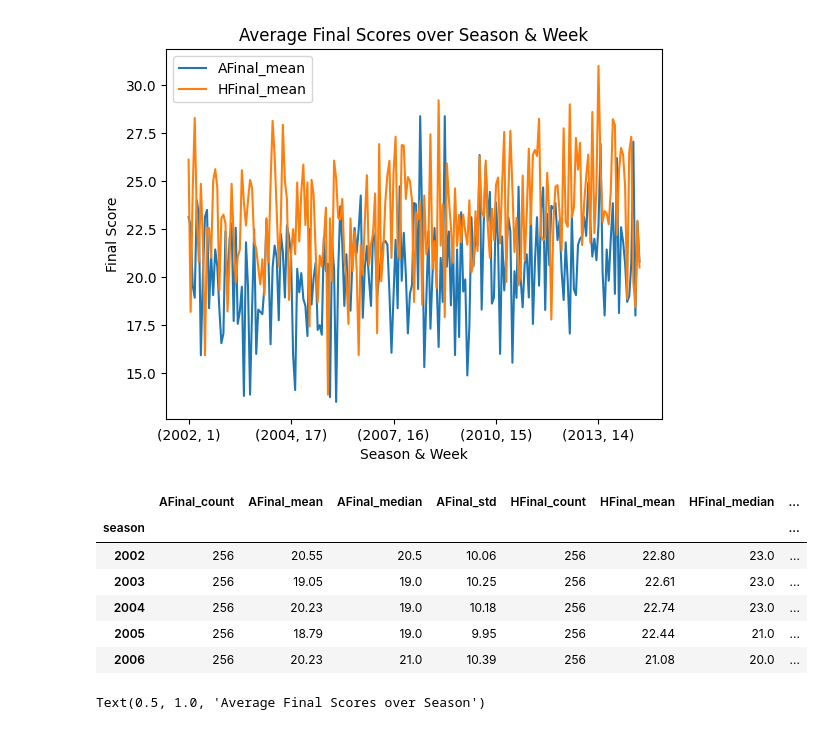
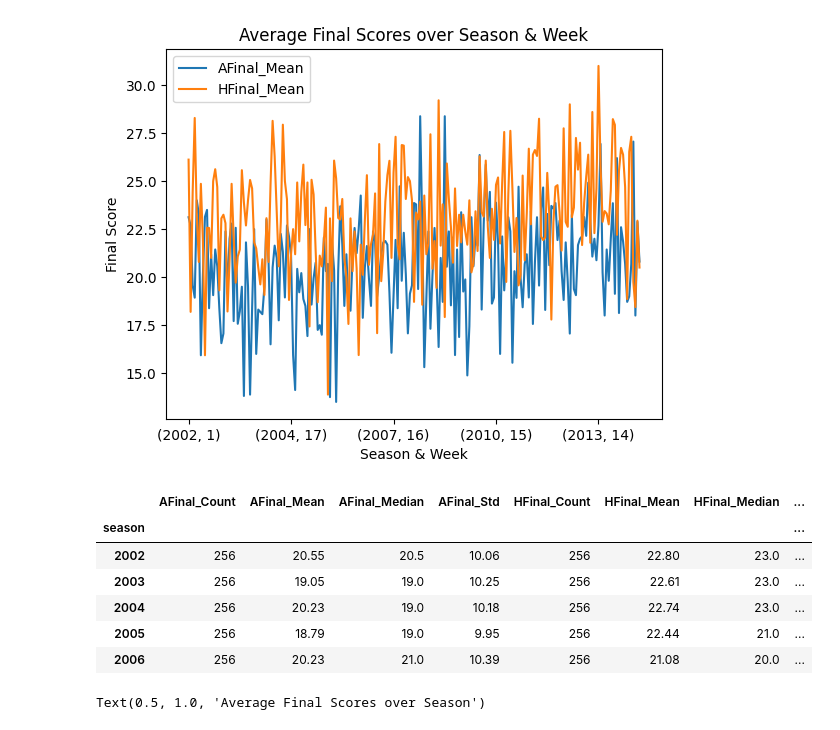
Before and after one commit to hzhoujoy/HW4_ST554, a Jupyter notebook: HW4_JoyZhou.ipynb, the cells around one changed output. Cells and saved outputs as stored; diff of their text form; code cells hidden in the pictures.

```diff
--- a/HW4_JoyZhou.ipynb
+++ b/HW4_JoyZhou.ipynb
@@ -530,23 +540,32 @@ plt.title("Average Final Scores over Season & Week")
 # %% [output]
 Text(0.5, 1.0, 'Average Final Scores over Season & Week')
 [figure]
-# %%
-import pandas as pd
-#summarize variables (AFinal, HFinal,AtotalYds, HtotalYds) grouped by season
-# Grouped summaries
-s_score = (sub_scores.groupby(["season"])[["AFinal", "HFinal", "AtotalYds", "HtotalYds"]]
-              .agg(["count", "mean", "median", "std"]).round(2))
-
-s_score_flat = s_score.copy()
-s_score_flat.columns = [f"{v}_{stat}" for v, stat in s_score_flat.columns]
-s_score_flat.head()
-# %% [output]
-|  | AFinal_count | AFinal_mean | AFinal_median | AFinal_std | HFinal_count | HFinal_mean | HFinal_median | ... |
-| season |  |  |  |  |  |  |  | ... |
-| 2002 | 256 | 20.55 | 20.5 | 10.06 | 256 | 22.80 | 23.0 | ... |
-| 2003 | 256 | 19.05 | 19.0 | 10.25 | 256 | 22.61 | 23.0 | ... |
-| 2004 | 256 | 20.23 | 19.0 | 10.18 | 256 | 22.74 | 23.0 | ... |
-| 2005 | 256 | 18.79 | 19.0 | 9.95 | 256 | 22.44 | 21.0 | ... |
-| 2006 | 256 | 20.23 | 21.0 | 10.39 | 256 | 21.08 | 20.0 | ... |
+# %%
+import pandas as pd
+#summarize variables (AFinal, HFinal,AtotalYds, HtotalYds) grouped by season
+# Grouped summaries
+sub_scores = sub_scores.copy()
+cols = ["AFinal", "HFinal", "AtotalYds", "HtotalYds"]
+stats = {"Count": "count",
+         "Mean": "mean",
+         "Median": "median",
+         "Std":"std"}  #stats that want to calculate
+
+agg_spec = {
+    f"{col}_{suffix}": (col, func)
+    for col in cols
+    for suffix, func in stats.items()
+}
+#grouped by season
+s_score = sub_scores.groupby("season").agg(**agg_spec).round(2)
+s_score.head()
+# %% [output]
+|  | AFinal_Count | AFinal_Mean | AFinal_Median | AFinal_Std | HFinal_Count | HFinal_Mean | HFinal_Median | ... |
+| season |  |  |  |  |  |  |  | ... |
+| 2002 | 256 | 20.55 | 20.5 | 10.06 | 256 | 22.80 | 23.0 | ... |
+| 2003 | 256 | 19.05 | 19.0 | 10.25 | 256 | 22.61 | 23.0 | ... |
+| 2004 | 256 | 20.23 | 19.0 | 10.18 | 256 | 22.74 | 23.0 | ... |
+| 2005 | 256 | 18.79 | 19.0 | 9.95 | 256 | 22.44 | 21.0 | ... |
+| 2006 | 256 | 20.23 | 21.0 | 10.39 | 256 | 21.08 | 20.0 | ... |
 # %%
 import matplotlib.pyplot as plt
```
Also changed, not shown: parts of 12 cells of this notebook.
